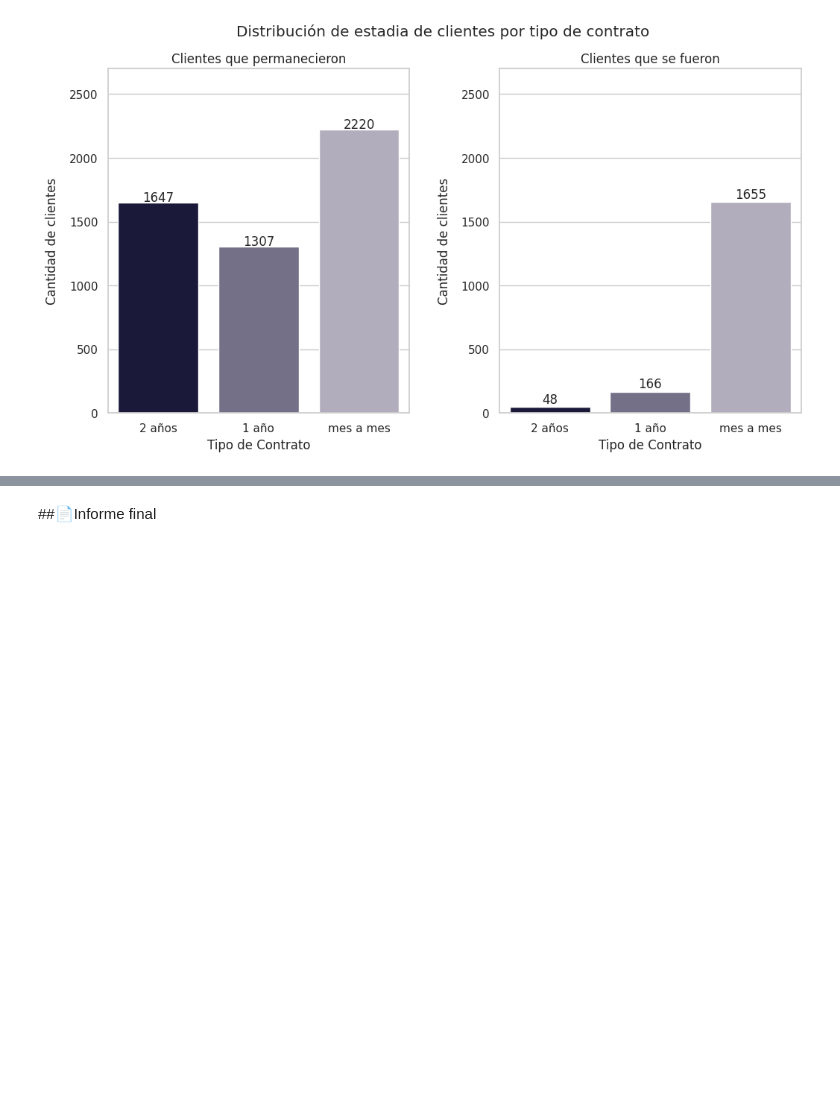
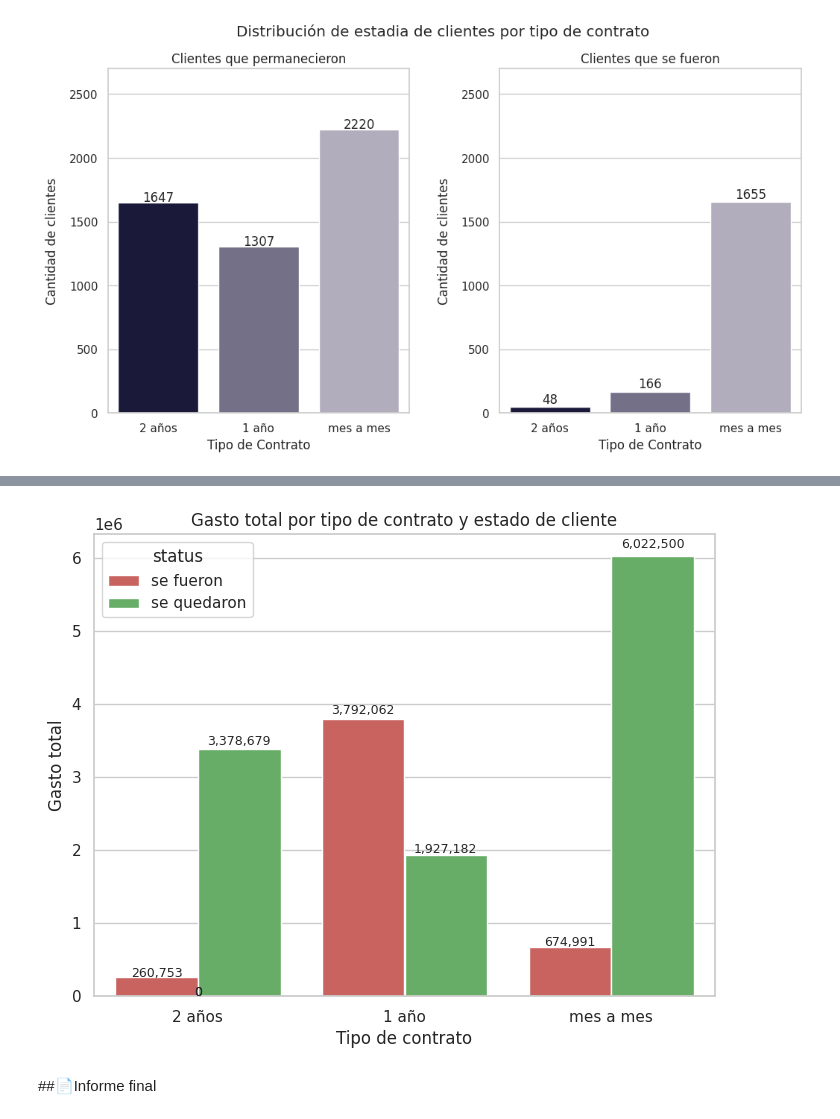
Before and after one commit to GP-Core/Telecom-X-Part-1, a Jupyter notebook: TelecomX_Part1-Gp-Core.ipynb, the cells around one changed output, grey strips where cells are left out. Cells and saved outputs as stored; diff of their text form; code cells hidden in the pictures; blank space fills up the shorter version.

```diff
--- a/TelecomX_Part1-Gp-Core.ipynb
+++ b/TelecomX_Part1-Gp-Core.ipynb
@@ -568,0 +663,16 @@ plt.show()
+# %%
+gastado_contrato_data = pd.DataFrame({'se fueron':
+                         [datos_norm[(datos_norm['churn']==1) & (datos_norm['contract']== 'two year')]['charges_total'].sum(),
+                          datos_norm[(datos_norm['churn']==1) & (datos_norm['contract']== 'one year')]['charges_total'].sum(),
+                          datos_norm[(datos_norm['churn']==1) & (datos_norm['contract']== 'month-to-month')]['charges_total'].sum(),],
+                         'se quedaron':
+                         [datos_norm[(datos_norm['churn']==0) & (datos_norm['contract']== 'one year')]['charges_total'].sum(),
+                          datos_norm[(datos_norm['churn']==0) & (datos_norm['contract']== 'month-to-month')]['charges_total'].sum(),
+                          datos_norm[(datos_norm['churn']==0) & (datos_norm['contract']== 'two year')]['charges_total'].sum()]
+                         }, index=['2 años', '1 año','mes a mes'])
+tipos = ['2 años', '1 año', 'mes a mes']
+status = ['se fueron', 'se quedaron']
+gastado_contrato_data = pd.DataFrame({'tipo': tipos * 2,
+                                      'status': ['se fueron']*3 + ['se quedaron']*3,
+                                     'gasto_total': gastado_contrato_data.values.flatten()})
+gastado_contrato_data
@@ -569,2 +687,30 @@ plt.show()
+# %%
+#Configurando el grafico
+sns.set_theme(style='whitegrid')
+
+fig, ax = plt.subplots(figsize=(8, 6))
+
+sns.barplot(
+    data=gastado_contrato_data,
+    x='tipo',
+    y='gasto_total',
+    hue='status',
+    palette=['#D9534F', '#5CB85C'],
+    ax=ax
+)
+
+ax.set_title('Gasto total por tipo de contrato y estado de cliente')
+ax.set_xlabel('Tipo de contrato')
+ax.set_ylabel('Gasto total')
+
+
+for bar in ax.patches:
+    x = bar.get_x() + bar.get_width() / 2
+    y = bar.get_height()
+    ax.text(x, y + y * 0.02, f'{y:,.0f}', ha='center', fontsize=9)
+plt.savefig('GastoTotalTipo.png')
+plt.show()
+# %% [output]
+[figure, added]
 # %% [markdown]
 ##📄Informe final
```
Also changed, not shown: parts of 36 cells of this notebook.
